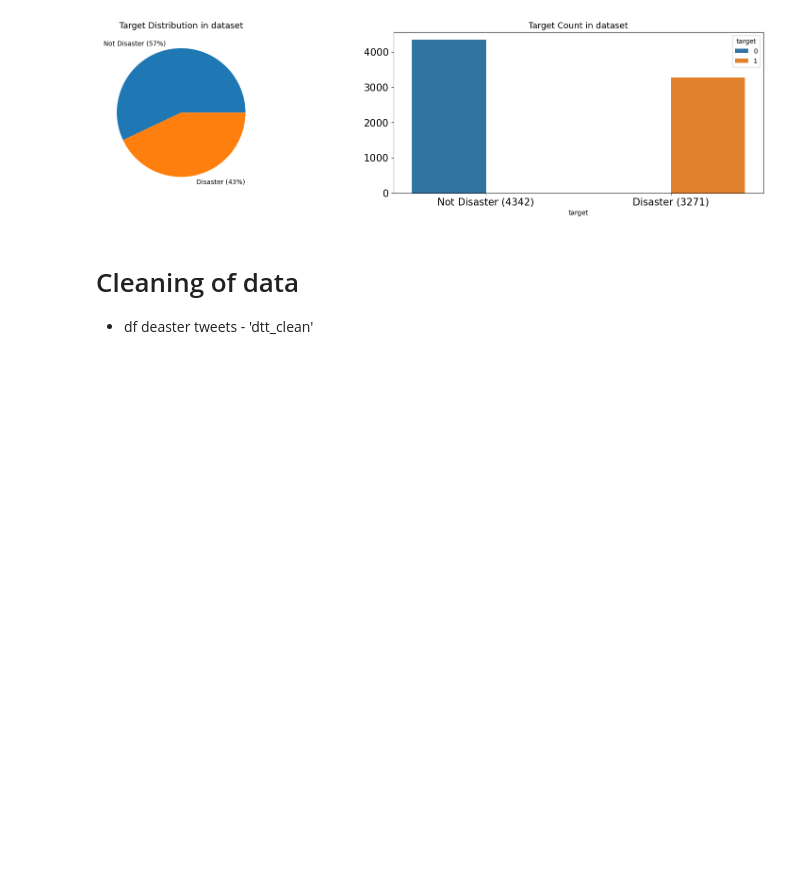
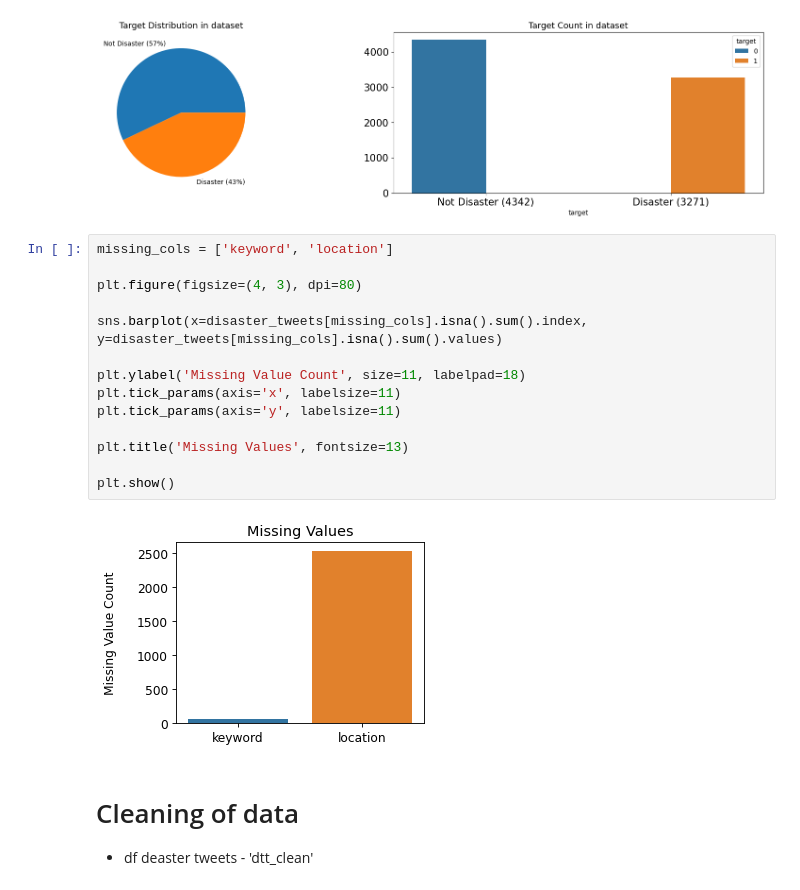
Before and after one commit to TTD-JPO/TDD-project, a Jupyter notebook: Main_TweetDisasterDetection.ipynb, the cells around one changed output. Saved outputs shown, nothing was run; the diff lists cells and outputs as text; blank space fills up the shorter version.

```diff
--- a/Main_TweetDisasterDetection.ipynb
+++ b/Main_TweetDisasterDetection.ipynb
@@ -133,6 +136,22 @@ axes[1].set_title('Target Count in dataset', fontsize=13)
 plt.show()
 # %% [output]
 [figure]
+# %%
+missing_cols = ['keyword', 'location']
+
+plt.figure(figsize=(4, 3), dpi=80)
+
+sns.barplot(x=disaster_tweets[missing_cols].isna().sum().index, y=disaster_tweets[missing_cols].isna().sum().values)
+
+plt.ylabel('Missing Value Count', size=11, labelpad=18)
+plt.tick_params(axis='x', labelsize=11)
+plt.tick_params(axis='y', labelsize=11)
+
+plt.title('Missing Values', fontsize=13)
+
+plt.show()
+# %% [output]
+[figure, added]
 # %% [markdown]
 # Cleaning of data
 - df deaster tweets - 'dtt_clean'
```
Also changed, not shown: parts of 11 cells of this notebook.
